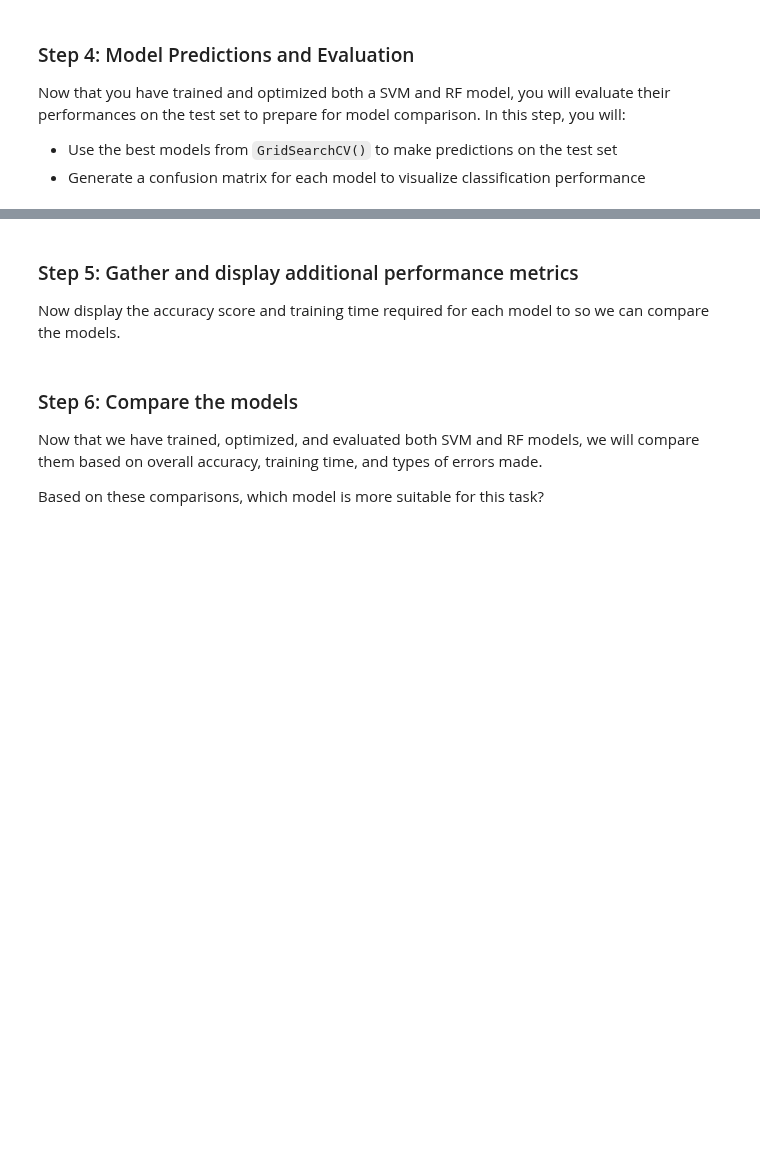
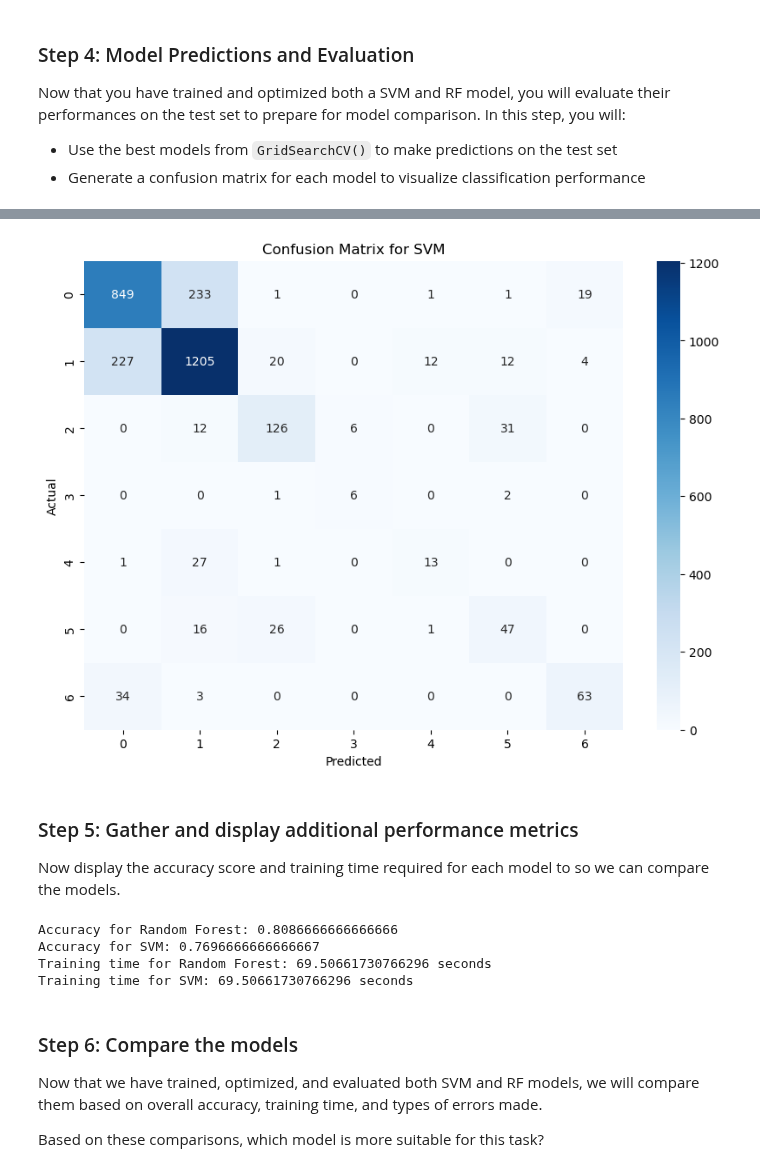
Before and after one commit to tommats00/EDS232-labs, a Jupyter notebook: Week9/lab9-svm-forest-cover.ipynb, the cells around one changed output, grey strips where cells are left out. Drawn from its saved outputs; the diff is of its cells as text; code cells hidden in the pictures; blank space fills up the shorter version.

```diff
--- a/Week9/lab9-svm-forest-cover.ipynb
+++ b/Week9/lab9-svm-forest-cover.ipynb
@@ -116,6 +219,28 @@ Now that you have trained and optimized both a SVM and RF model, you will evalua
+# %%
+# Plot the confusion matrix for SVM
+plt.figure(figsize=(10, 7))
+sns.heatmap(cm_svm, annot=True, fmt='d', cmap='Blues')
+plt.xlabel('Predicted')
+plt.ylabel('Actual')
+plt.title('Confusion Matrix for SVM')
+plt.show()
+# %% [output]
+[figure, added]
 # %% [markdown]
 ### Step 5: Gather and display additional performance metrics
 Now display the accuracy score and training time required for each model to so we can compare the models.
+# %%
+# Display accuracy score and training time for both models
+print(f"Accuracy for Random Forest: {accuracy_rf}")
+print(f"Accuracy for SVM: {accuracy_svm}")
+
+print(f"Training time for Random Forest: {time_end - time_start} seconds")
+print(f"Training time for SVM: {time_end - time_start} seconds")
+# %% [output]
+Accuracy for Random Forest: 0.8086666666666666
+Accuracy for SVM: 0.7696666666666667
+Training time for Random Forest: 69.50661730766296 seconds
+Training time for SVM: 69.50661730766296 seconds
 # %% [markdown]
 ### Step 6: Compare the models
 Now that we have trained, optimized, and evaluated both SVM and RF models, we will compare them based on overall accuracy, training time, and types of errors made.
```
Also changed, not shown: parts of 7 cells of this notebook.
